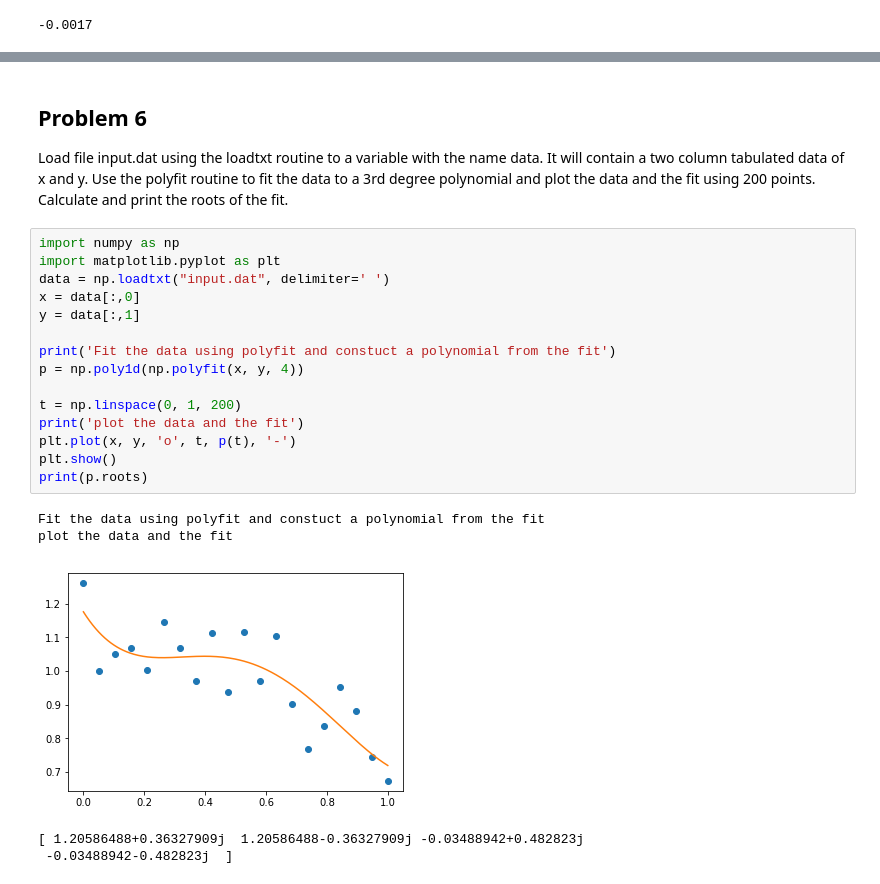
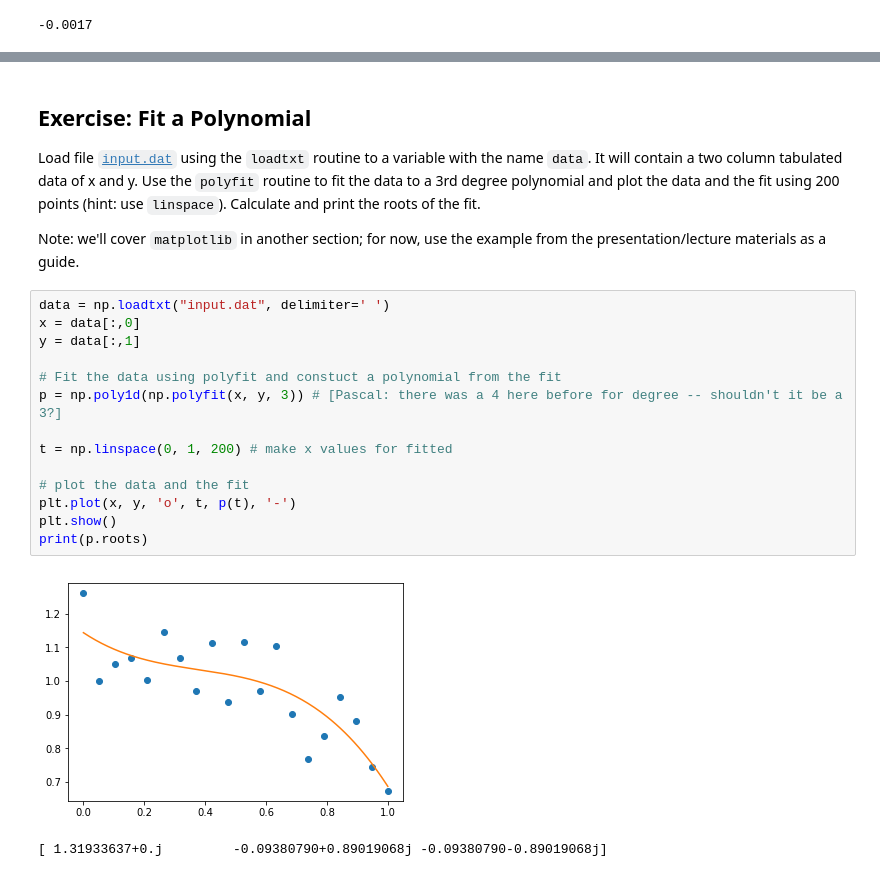
Before and after one commit to nuitrcs/pythonworkshops, a Jupyter notebook: dataanalysis/numpy/solutions.ipynb, the cells around one changed output, grey strips where cells are left out. Drawn from its saved outputs; the diff is of its cells as text.

```diff
--- a/dataanalysis/numpy/solutions.ipynb
+++ b/dataanalysis/numpy/solutions.ipynb
@@ -191,27 +223,25 @@ print(z,np.size(b)-z)
 50 50
 50 50
 # %% [markdown]
-## Problem 6
+## Exercise: Fit a Polynomial
 
-Load file input.dat using the loadtxt routine to a variable with the name data. It will contain a two column tabulated data of x and y. Use the polyfit routine to fit the data to a 3rd degree polynomial and plot the data and the fit using 200 points. Calculate and print the roots of the fit.
+Load file [`input.dat`](https://github.com/nuitrcs/pythonworkshops/raw/master/dataanalysis/numpy/input.dat) using the `loadtxt` routine to a variable with the name `data`. It will contain a two column tabulated data of x and y. Use the `polyfit` routine to fit the data to a 3rd degree polynomial and plot the data and the fit using 200 points (hint: use `linspace`). Calculate and print the roots of the fit.
+
+Note: we'll cover `matplotlib` in another section; for now, use the example from the presentation/lecture materials as a guide.
 # %%
-import numpy as np
-import matplotlib.pyplot as plt
 data = np.loadtxt("input.dat", delimiter=' ')
 x = data[:,0]
 y = data[:,1]
 
-print('Fit the data using polyfit and constuct a polynomial from the fit')
-p = np.poly1d(np.polyfit(x, y, 4))
+# Fit the data using polyfit and constuct a polynomial from the fit
+p = np.poly1d(np.polyfit(x, y, 3)) # [Pascal: there was a 4 here before for degree -- shouldn't it be a 3?]
 
-t = np.linspace(0, 1, 200)
-print('plot the data and the fit')
+t = np.linspace(0, 1, 200) # make x values for fitted
+
+# plot the data and the fit
 plt.plot(x, y, 'o', t, p(t), '-')
 plt.show()
 print(p.roots)
 # %% [output]
+[figure, new version]
-Fit the data using polyfit and constuct a polynomial from the fit
-plot the data and the fit
+[ 1.31933637+0.j         -0.09380790+0.89019068j -0.09380790-0.89019068j]
-[figure, old version]
-[ 1.20586488+0.36327909j  1.20586488-0.36327909j -0.03488942+0.482823j
- -0.03488942-0.482823j  ]
```
Also changed, not shown: parts of 39 cells of this notebook.
